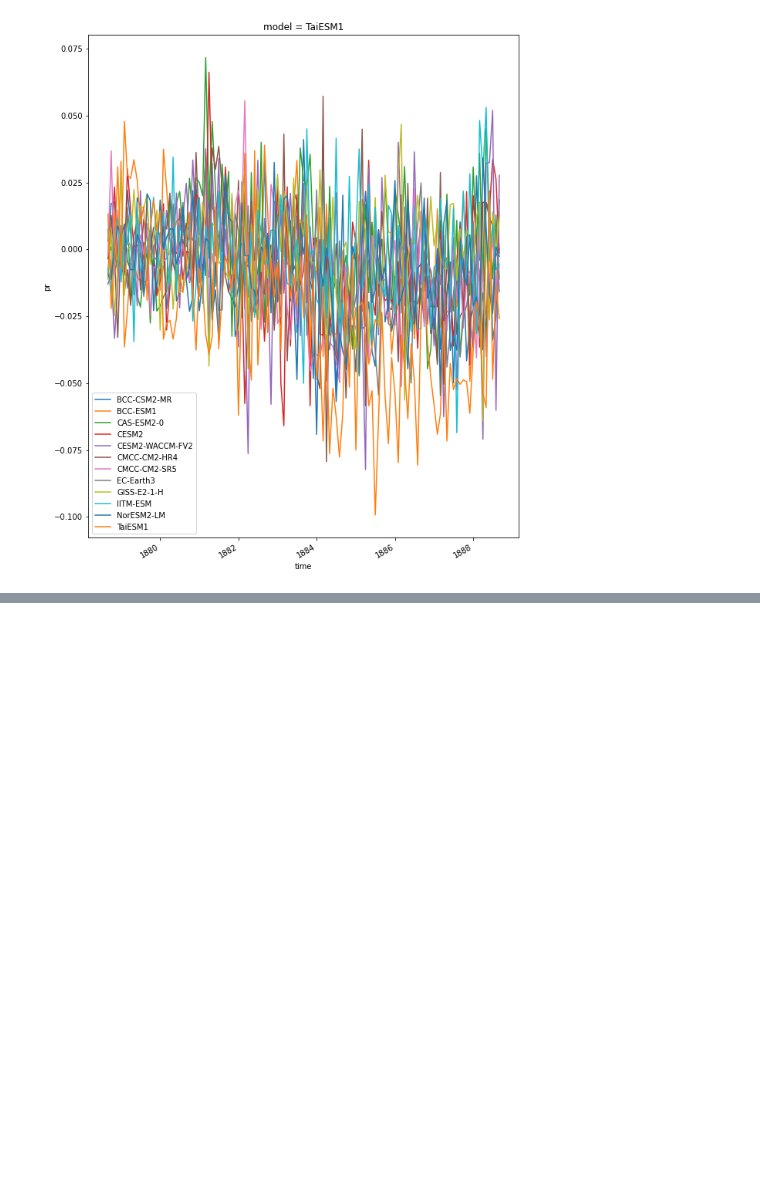
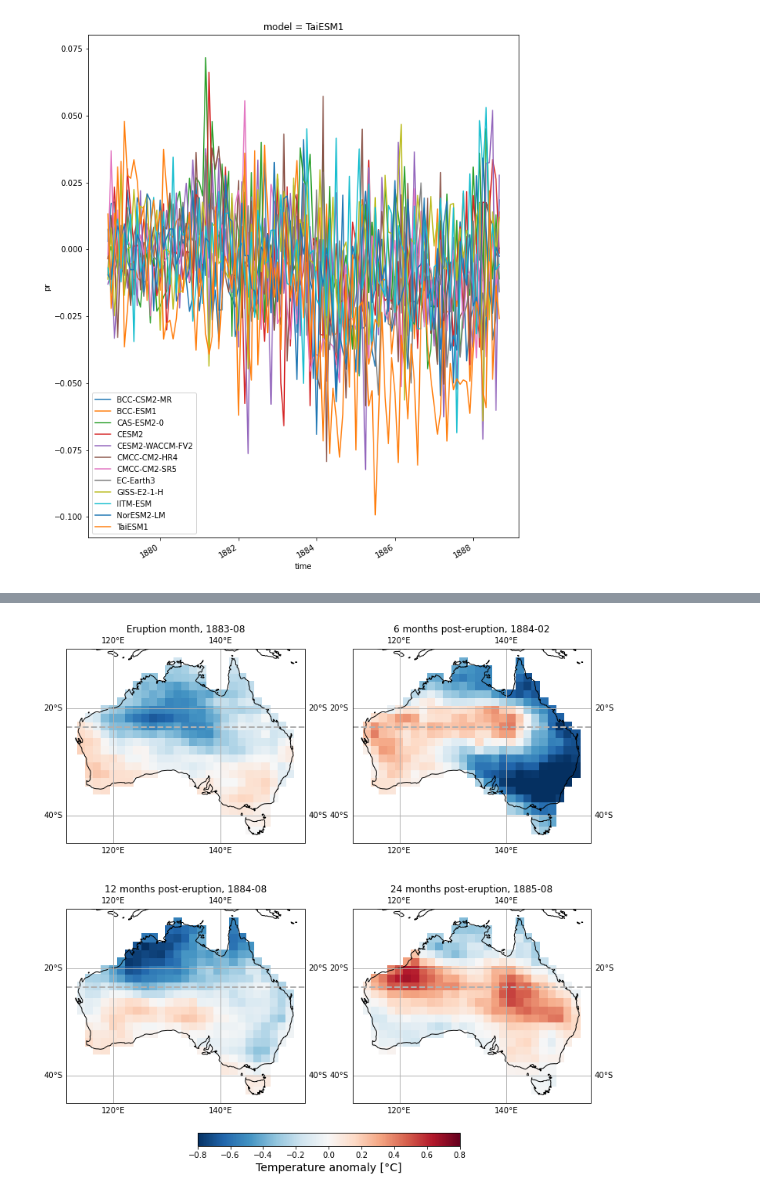
Before and after one commit to kbongi/masters_research, a Jupyter notebook: ENSO_selected_SEA_analysis_2020.12.11.ipynb, the cells around one changed output, grey strips where cells are left out. Saved outputs shown, nothing was run; the diff lists cells and outputs as text; code cells hidden in the pictures; blank space fills up the shorter version.

```diff
--- a/ENSO_selected_SEA_analysis_2020.12.11.ipynb
+++ b/ENSO_selected_SEA_analysis_2020.12.11.ipynb
@@ -440,0 +513,12 @@ plt.legend()
+# %%
+func2=reload(func2)
+# %%
+# plot of Aus monthly model mean temperature
+fig = func2.spatial_plot(2, 2, K_mmm_mon_Aus.tas, cmax_tas, K_dates, titles, 'RdBu_r', f'Temperature anomaly [{deg}C]')
+
+fig.set_figwidth(12)
+fig.set_figheight(14) # these two parameters change the figure height and width
+
+plt.savefig('ENSO_selected_spatial_tas_Aus.png', dpi=300, bbox_inches='tight')
+# %% [output]
+[figure, added]
```
Also changed, not shown: parts of 11 cells of this notebook.
